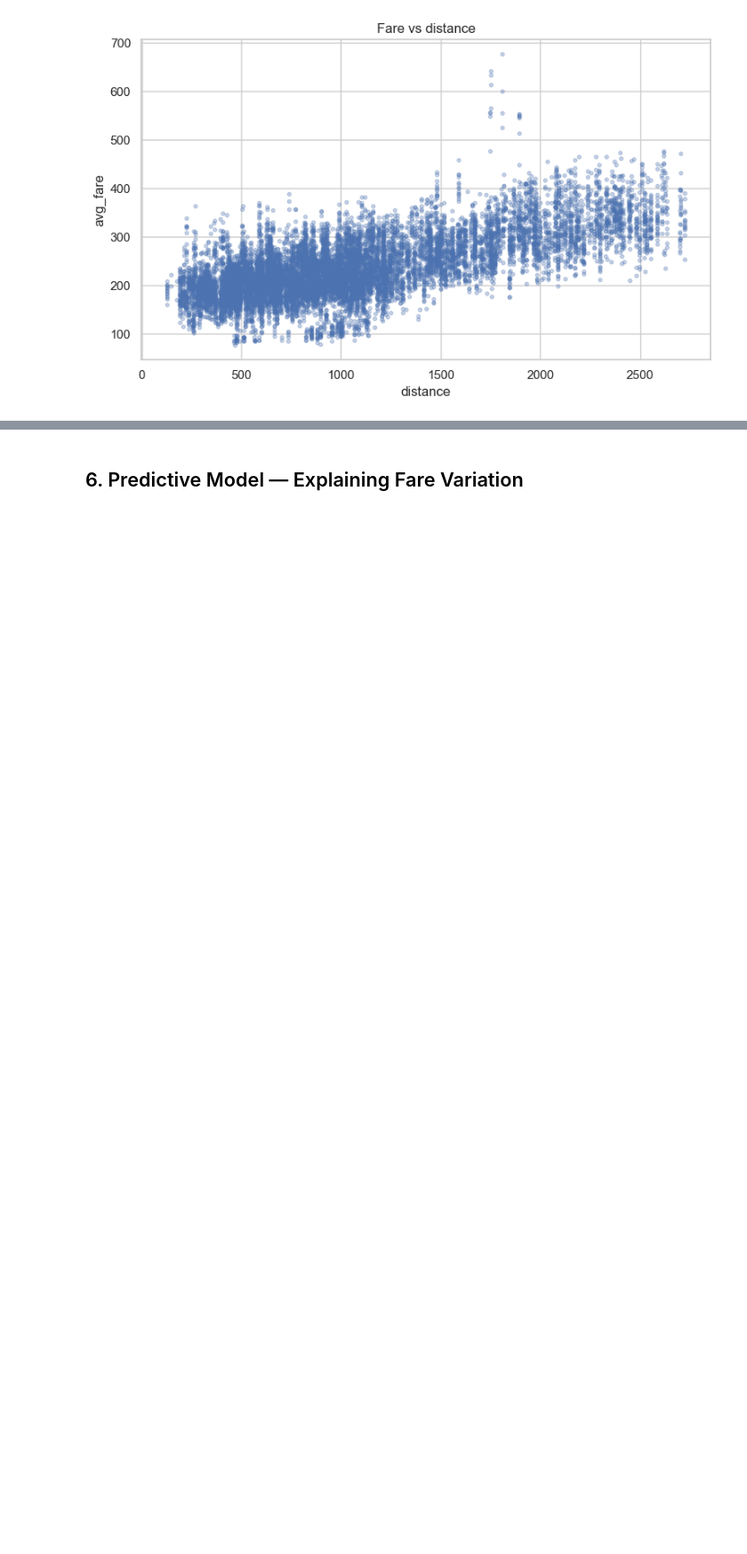
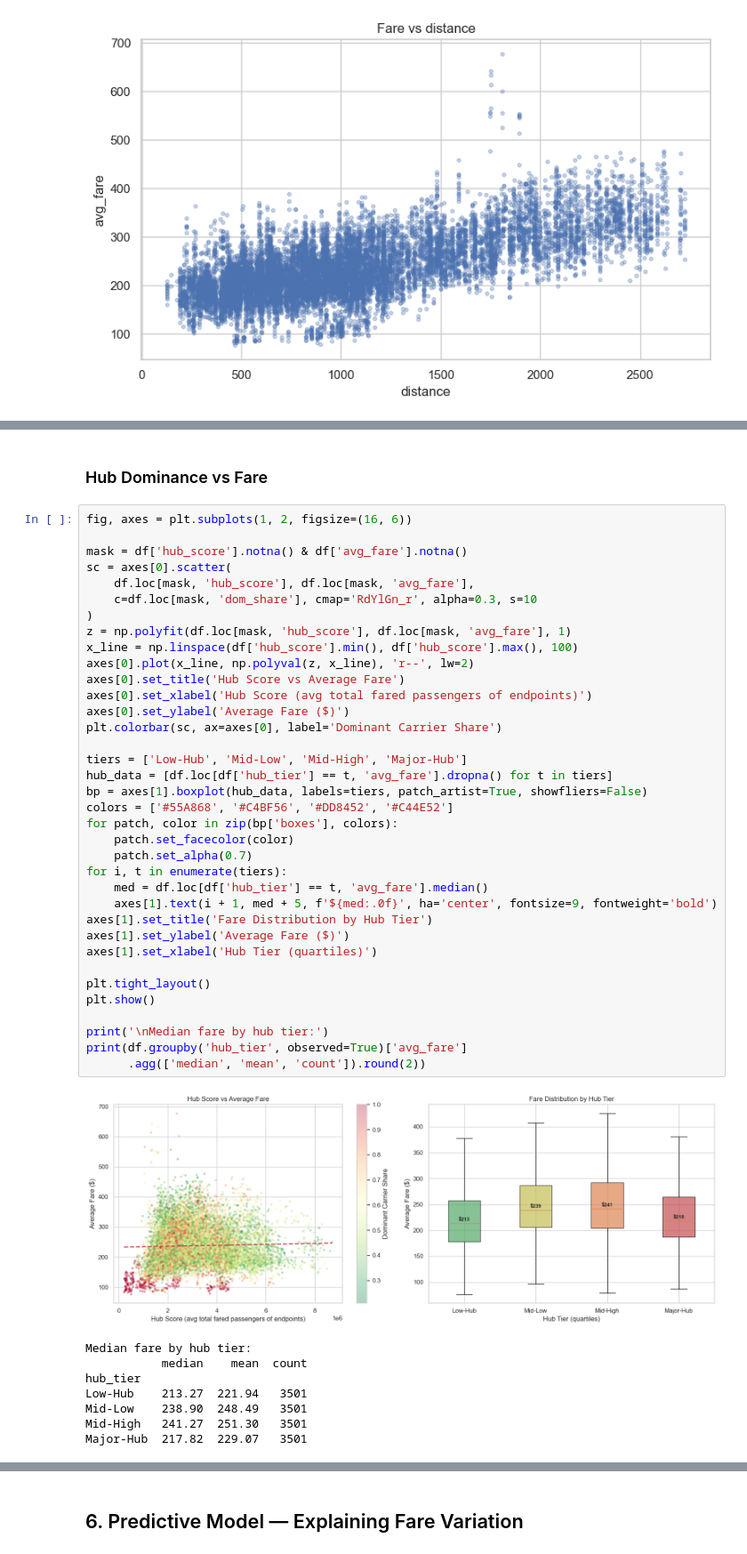
Before and after one commit to AbhigyanD/SDSS-Datathon, a Jupyter notebook: airline_analysis.ipynb, the cells around one changed output, grey strips where cells are left out. Shown at 89% size. Saved outputs shown, nothing was run; the diff lists cells and outputs as text; blank space fills up the shorter version.

```diff
--- a/airline_analysis.ipynb
+++ b/airline_analysis.ipynb
@@ -278,0 +408,47 @@ if x_col and fare_col:
+# %% [markdown]
+### Hub Dominance vs Fare
+# %%
+fig, axes = plt.subplots(1, 2, figsize=(16, 6))
+
+mask = df['hub_score'].notna() & df['avg_fare'].notna()
+sc = axes[0].scatter(
+    df.loc[mask, 'hub_score'], df.loc[mask, 'avg_fare'],
+    c=df.loc[mask, 'dom_share'], cmap='RdYlGn_r', alpha=0.3, s=10
+)
+z = np.polyfit(df.loc[mask, 'hub_score'], df.loc[mask, 'avg_fare'], 1)
+x_line = np.linspace(df['hub_score'].min(), df['hub_score'].max(), 100)
+axes[0].plot(x_line, np.polyval(z, x_line), 'r--', lw=2)
+axes[0].set_title('Hub Score vs Average Fare')
+axes[0].set_xlabel('Hub Score (avg total fared passengers of endpoints)')
+axes[0].set_ylabel('Average Fare ($)')
+plt.colorbar(sc, ax=axes[0], label='Dominant Carrier Share')
+
+tiers = ['Low-Hub', 'Mid-Low', 'Mid-High', 'Major-Hub']
+hub_data = [df.loc[df['hub_tier'] == t, 'avg_fare'].dropna() for t in tiers]
+bp = axes[1].boxplot(hub_data, labels=tiers, patch_artist=True, showfliers=False)
+colors = ['#55A868', '#C4BF56', '#DD8452', '#C44E52']
+for patch, color in zip(bp['boxes'], colors):
+    patch.set_facecolor(color)
+    patch.set_alpha(0.7)
+for i, t in enumerate(tiers):
+    med = df.loc[df['hub_tier'] == t, 'avg_fare'].median()
+    axes[1].text(i + 1, med + 5, f'${med:.0f}', ha='center', fontsize=9, fontweight='bold')
+axes[1].set_title('Fare Distribution by Hub Tier')
+axes[1].set_ylabel('Average Fare ($)')
+axes[1].set_xlabel('Hub Tier (quartiles)')
+
+plt.tight_layout()
+plt.show()
+
+print('\nMedian fare by hub tier:')
+print(df.groupby('hub_tier', observed=True)['avg_fare']
+      .agg(['median', 'mean', 'count']).round(2))
+# %% [output]
+[figure, added]
+Median fare by hub tier:
+           median    mean  count
+hub_tier
+Low-Hub    213.27  221.94   3501
+Mid-Low    238.90  248.49   3501
+Mid-High   241.27  251.30   3501
+Major-Hub  217.82  229.07   3501
```
Also changed, not shown: parts of 20 cells of this notebook.
